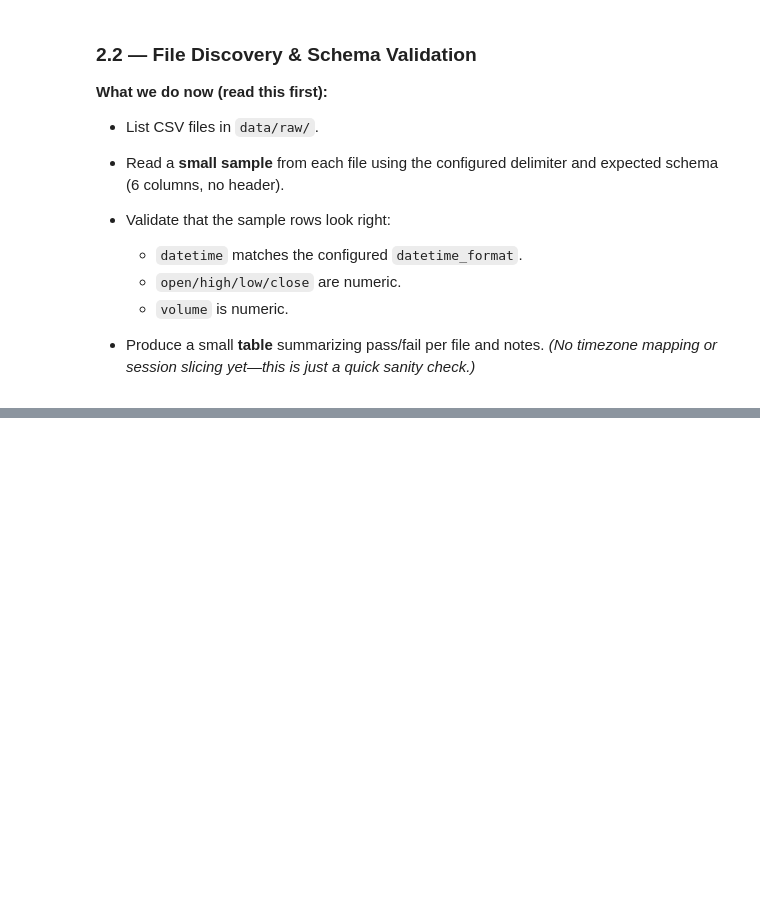
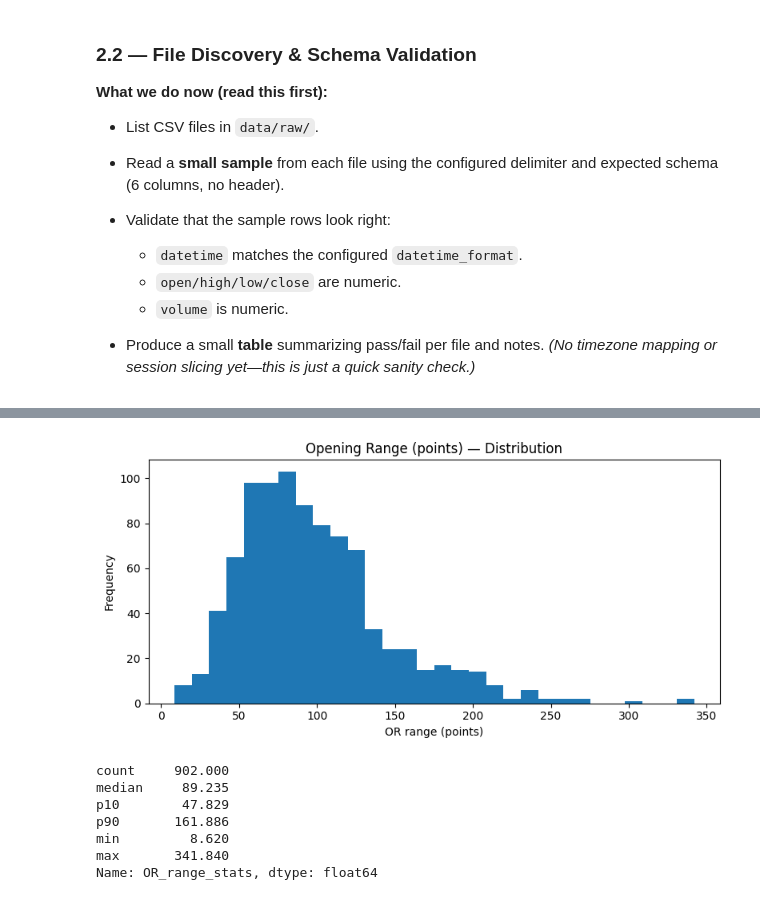
Before and after one commit to Mbaka11/OpeningRange, a Jupyter notebook: notebooks/02_data_audit.ipynb, the cells around one changed output, grey strips where cells are left out. Saved outputs shown, nothing was run; the diff lists cells and outputs as text; code cells hidden in the pictures; blank space fills up the shorter version.

```diff
--- a/notebooks/02_data_audit.ipynb
+++ b/notebooks/02_data_audit.ipynb
@@ -119,0 +707,49 @@ Name: value, dtype: object
+# %%
+# 2.5.2 — OR range histogram
+
+import numpy as np
+import matplotlib.pyplot as plt
+from pathlib import Path
+import pandas as pd
+
+ROOT = Path.cwd().parent if Path.cwd().name == "notebooks" else Path.cwd()
+REPORTS_TBLS = ROOT / "reports" / "tables"
+valid_path = REPORTS_TBLS / "valid_days.csv"
+
+if "valid_days" in globals():
+    vd = valid_days.copy()
+else:
+    vd = pd.read_csv(valid_path, parse_dates=["date"])
+
+vals = vd["or_range"].dropna().values
+if len(vals) == 0:
+    print("No OR ranges available. Check earlier steps.")
+else:
+    bins = max(10, min(50, int(np.sqrt(len(vals))) or 10))
+    plt.figure(figsize=(8,4))
+    plt.hist(vals, bins=bins)
+    plt.title("Opening Range (points) — Distribution")
+    plt.xlabel("OR range (points)")
+    plt.ylabel("Frequency")
+    plt.tight_layout()
+    plt.show()
+
+    # Robust stats
+    stats = {
+        "count": len(vals),
+        "median": float(np.median(vals)),
+        "p10": float(np.percentile(vals, 10)),
+        "p90": float(np.percentile(vals, 90)),
+        "min": float(np.min(vals)),
+        "max": float(np.max(vals)),
+    }
+    display(pd.Series(stats, name="OR_range_stats"))
+# %% [output]
+[figure, added]
+count     902.000
+median     89.235
+p10        47.829
+p90       161.886
+min         8.620
+max       341.840
+Name: OR_range_stats, dtype: float64
```
Also changed, not shown: parts of 16 cells of this notebook, 1 other file.
